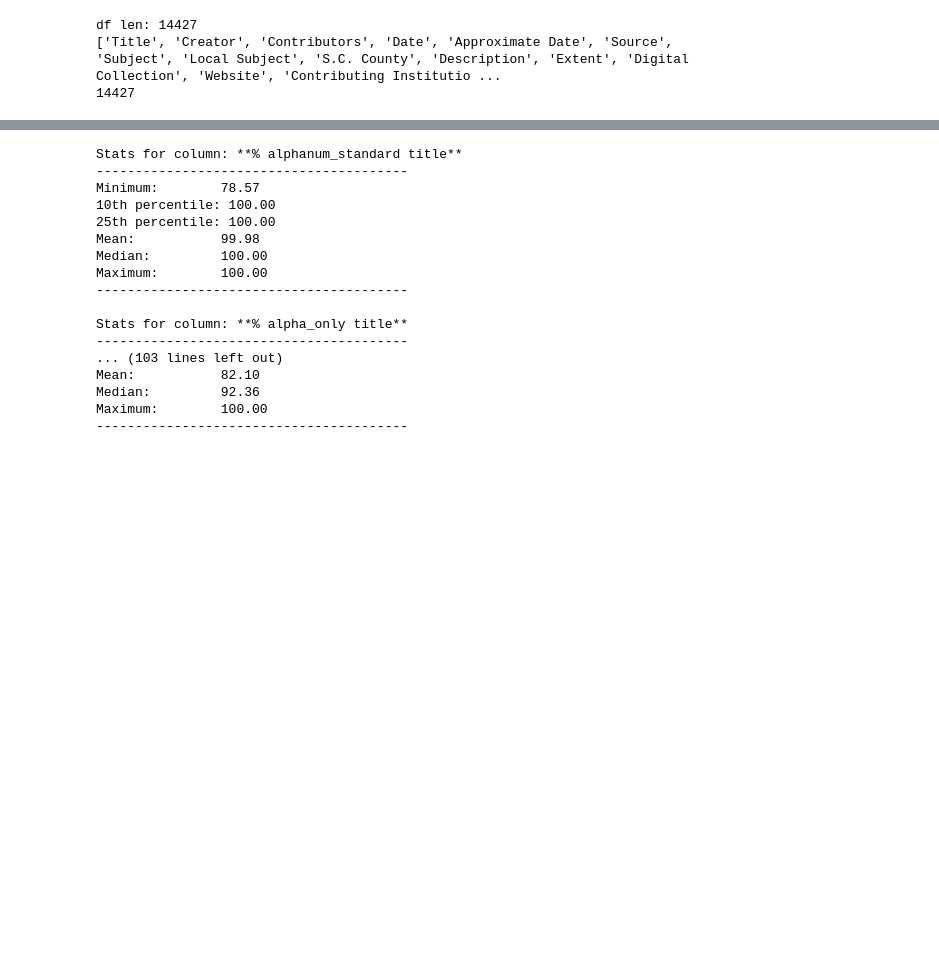
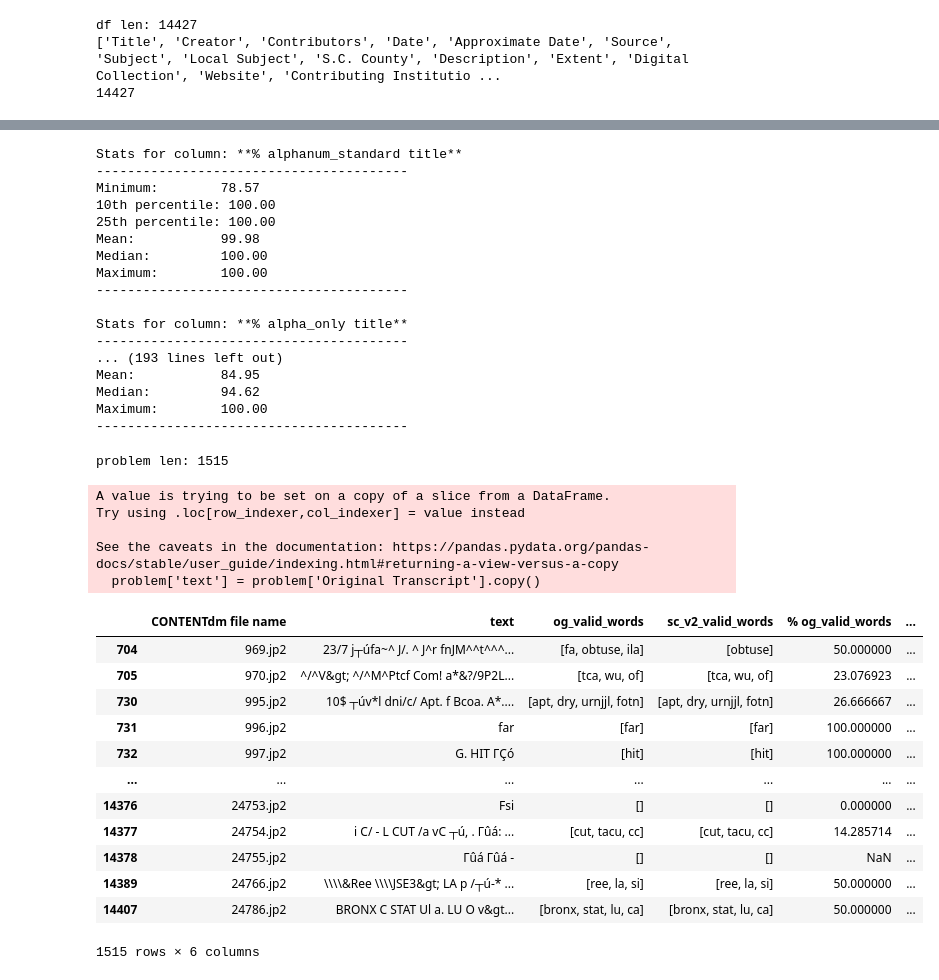
Before and after one commit to UofSCLibraries-DRS/AspireAI_LLM_Project, a Jupyter notebook: data_handling/new_metrics.ipynb, the cells around one changed output, grey strips where cells are left out. Drawn from its saved outputs; the diff is of its cells as text; code cells hidden in the pictures; blank space fills up the shorter version.

```diff
--- a/data_handling/new_metrics.ipynb
+++ b/data_handling/new_metrics.ipynb
@@ -8,8 +9,10 @@ from nltk.corpus import words, PlaintextCorpusReader
 # %%
 # pull entire dataset
 # df = pd.read_csv("../data/mccray/october_sprint/mccray d_main.csv")
+# df = pd.read_csv("../data/mccray/october_sprint/D_mcc_main_v2.csv")
 
-df = pd.read_csv("../data/mccray/october_sprint/D_mcc_main_v2.csv")
+df = pd.read_csv("test.csv")
+
 print(f"df len: {len(df)}")
 print(list(df))
 
@@ -35,9 +38,6 @@ df len: 14427
 ['Title', 'Creator', 'Contributors', 'Date', 'Approximate Date', 'Source', 'Subject', 'Local Subject', 'S.C. County', 'Description', 'Extent', 'Digital Collection', 'Website', 'Contributing Institutio ...
 14427
 # %%
-og_tr = "Original Transcript"
-sc_tr = "Semi-clean Transcript"
-
 title = 'Title'
 descrip = 'Description'
 
@@ -67,7 +67,7 @@ def percent_real_english_nltk(text):
 def english_nltk_metrics(text, vocab):
     """Return dict showing which tokens are recognized or not (NLTK-style regex)."""
     if not isinstance(text, str) or not text.strip() or not isinstance(text, str) or len(text) == 0:
-        return {"words": [], "not_words": [], "word_count": 0, "valid_word_count": 0, "percentage": 0}
+        return {"valid_words": [], "not_words": [], "word_count": 0, "valid_word_count": 0, "percentage": 0, "total_chars_count_from_valid_words": 0}
     tokens = re.findall(r"[A-Za-z]{2,}", text.lower())
     word_count = len(tokens)
     valid_words, not_words = [], []
@@ -205,11 +224,24 @@ check_cols = [
     "% alpha_only descrip",
     "% en descrip",
     "% alphanum_standard D_mcc_raw tr",
-    "% alphanum_standard D_mcc_cleaned tr",
+    "% alphanum_standard D_mcc_cleaned_v1 tr",
+    "% alphanum_standard D_mcc_cleaned_v2 tr",
     "% alpha_only D_mcc_raw tr",
-    "% alpha_only D_mcc_cleaned tr",
-    "% en D_mcc_raw tr",
-    "% en D_mcc_cleaned tr"
+    "% alpha_only D_mcc_cleaned_v1 tr",
+    "% alpha_only D_mcc_cleaned_v2 tr",
+    # "% en D_mcc_raw tr",
+    # "% en D_mcc_cleaned_v1 tr",
+    # "% en D_mcc_cleaned_v2 tr",
+    '% og_valid_words',
+    '% sc_v1_valid_words',
+    '% sc_v2_valid_words',
+    'og_valid_words_char_percentage',
+    'sc_v1_valid_words_chars_percentage',
+    'sc_v2_valid_words_chars_percentage',
+    'og_valid_words_alphachars_percentage',
+    'sc_v1_valid_words_alphachars_percentage',
+    'sc_v2_valid_words_alphachars_percentage'
+
 ]
 
 for col in check_cols:
@@ -229,8 +261,47 @@ Maximum:        100.00
 
 Stats for column: **% alpha_only title**
 ----------------------------------------
-... (103 lines left out)
-Mean:           82.10
-Median:         92.36
+... (193 lines left out)
+Mean:           84.95
+Median:         94.62
 Maximum:        100.00
 ----------------------------------------
+# %%
+problem = df[
+    (df['og_valid_words_alphachars_percentage'] < 50) | # 1362 rows
+	(df['og_valid_word_count'] <= 1)                    # 153 rows
+
+    # (df['% og_valid_words']) != (df['% sc_v2_valid_words'])
+]
+
+# less than 50 on og_valid_words_alphachars_percentage is def bad
+print("problem len:", len(problem))
+
+# display(problem[['CONTENTdm file name','Original Transcript','D_mcc_cleaned_v1','D_mcc_cleaned_v2','Quality','Original Len', 'og_valid_words_alphachars_percentage']])
+
+problem['text'] = problem['Original Transcript'].copy()
+
+check = problem[['CONTENTdm file name', 'text', 'og_valid_words', 'sc_v2_valid_words', '% og_valid_words', '% sc_v2_valid_words']]
+display(check)
+
+# save_csv(check, "problem check metrics.csv")
+# %% [output]
+problem len: 1515
+A value is trying to be set on a copy of a slice from a DataFrame.
+Try using .loc[row_indexer,col_indexer] = value instead
+
+See the caveats in the documentation: https://pandas.pydata.org/pandas-docs/stable/user_guide/indexing.html#returning-a-view-versus-a-copy
+  problem['text'] = problem['Original Transcript'].copy()
+|  | CONTENTdm file name | text | og_valid_words | sc_v2_valid_words | % og_valid_words | ... |
+| 704 | 969.jp2 | 23/7 j┬úfa~^ J/. ^ J^r fnJM^^t^^^... | [fa, obtuse, ila] | [obtuse] | 50.000000 | ... |
+| 705 | 970.jp2 | ^/^V&gt; ^/^M^Ptcf Com! a*&?/9P2L... | [tca, wu, of] | [tca, wu, of] | 23.076923 | ... |
+| 730 | 995.jp2 | 10$ ┬úv*l dni/c/ Apt. f Bcoa. A*.... | [apt, dry, urnjjl, fotn] | [apt, dry, urnjjl, fotn] | 26.666667 | ... |
+| 731 | 996.jp2 | far | [far] | [far] | 100.000000 | ... |
+| 732 | 997.jp2 | G. HIT ΓÇó | [hit] | [hit] | 100.000000 | ... |
+| ... | ... | ... | ... | ... | ... | ... |
+| 14376 | 24753.jp2 | Fsi | [] | [] | 0.000000 | ... |
+| 14377 | 24754.jp2 | i C/ - L CUT /a vC ┬ú, . Γûá: ... | [cut, tacu, cc] | [cut, tacu, cc] | 14.285714 | ... |
+| 14378 | 24755.jp2 | Γûá Γûá - | [] | [] | NaN | ... |
+| 14389 | 24766.jp2 | \\\\&Ree \\\\JSE3&gt; LA p /┬ú-* ... | [ree, la, si] | [ree, la, si] | 50.000000 | ... |
+| 14407 | 24786.jp2 | BRONX C STAT Ul a. LU O v&gt... | [bronx, stat, lu, ca] | [bronx, stat, lu, ca] | 50.000000 | ... |
+1515 rows × 6 columns
```
Also changed, not shown: parts of 6 cells of this notebook, 9 other files.
